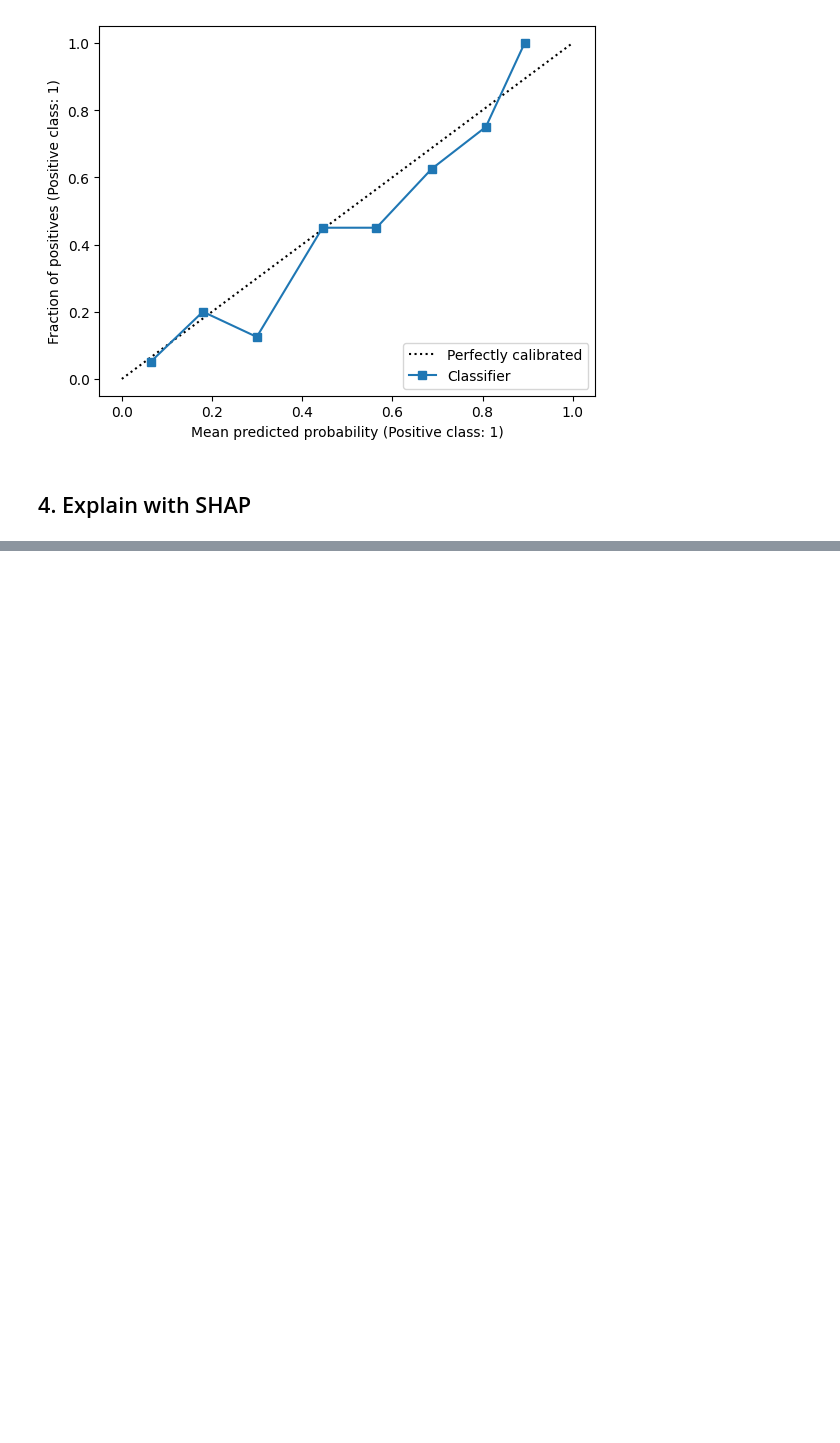
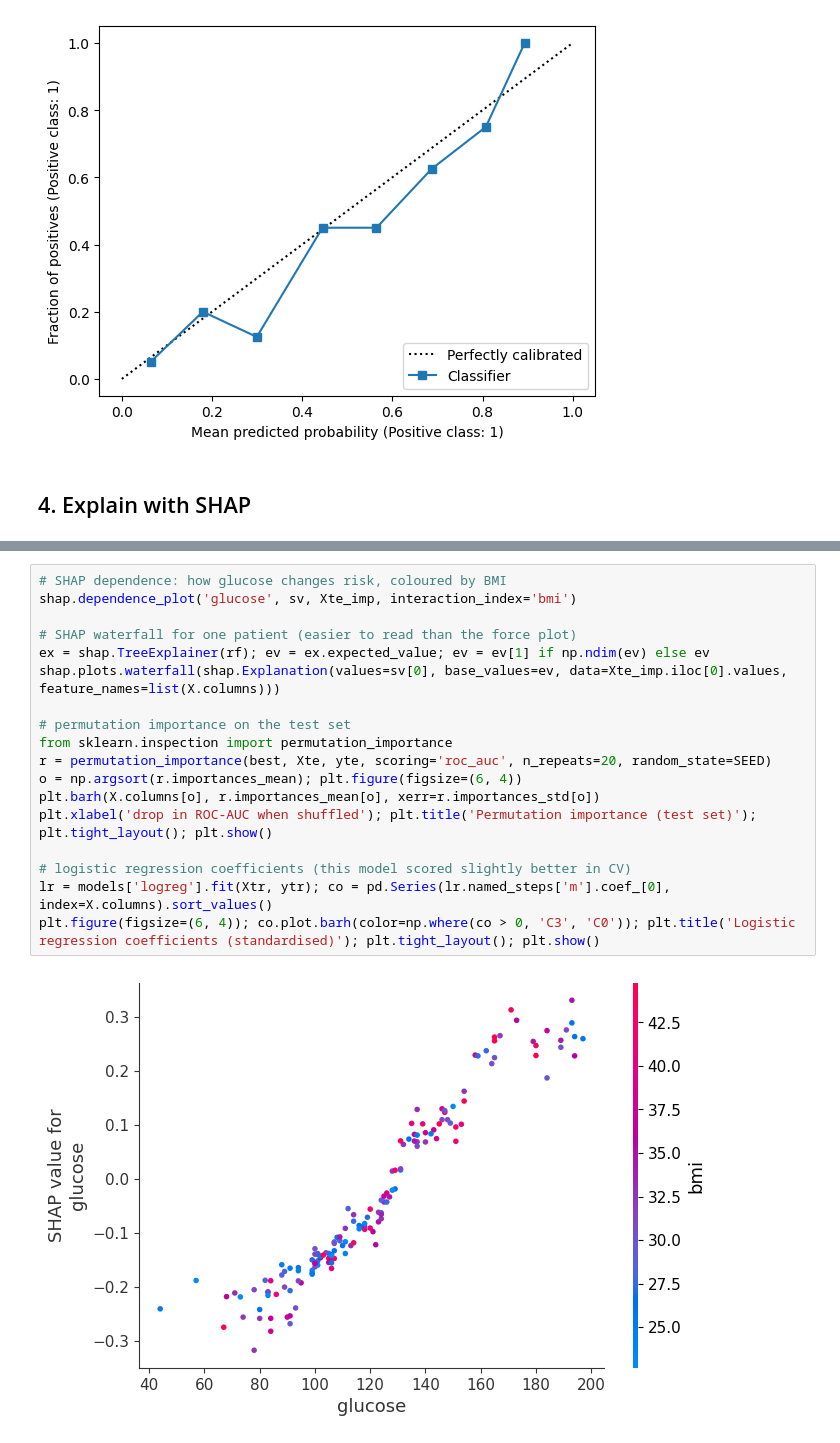
Before and after one commit to Abdu-Fareed004/Diabetes-Predictions-ML, a Jupyter notebook: diabetes-predictions.ipynb, the cells around one changed output, grey strips where cells are left out. Drawn from its saved outputs; the diff is of its cells as text; blank space fills up the shorter version.

```diff
--- a/diabetes-predictions.ipynb
+++ b/diabetes-predictions.ipynb
@@ -120,2 +220,22 @@ shap.force_plot(shap.TreeExplainer(rf).expected_value[1] if np.ndim(shap.TreeExp
 [figure]
 [figure]
+# %%
+# SHAP dependence: how glucose changes risk, coloured by BMI
+shap.dependence_plot('glucose', sv, Xte_imp, interaction_index='bmi')
+
+# SHAP waterfall for one patient (easier to read than the force plot)
+ex = shap.TreeExplainer(rf); ev = ex.expected_value; ev = ev[1] if np.ndim(ev) else ev
+shap.plots.waterfall(shap.Explanation(values=sv[0], base_values=ev, data=Xte_imp.iloc[0].values, feature_names=list(X.columns)))
+
+# permutation importance on the test set
+from sklearn.inspection import permutation_importance
+r = permutation_importance(best, Xte, yte, scoring='roc_auc', n_repeats=20, random_state=SEED)
+o = np.argsort(r.importances_mean); plt.figure(figsize=(6, 4))
+plt.barh(X.columns[o], r.importances_mean[o], xerr=r.importances_std[o])
+plt.xlabel('drop in ROC-AUC when shuffled'); plt.title('Permutation importance (test set)'); plt.tight_layout(); plt.show()
+
+# logistic regression coefficients (this model scored slightly better in CV)
+lr = models['logreg'].fit(Xtr, ytr); co = pd.Series(lr.named_steps['m'].coef_[0], index=X.columns).sort_values()
+plt.figure(figsize=(6, 4)); co.plot.barh(color=np.where(co > 0, 'C3', 'C0')); plt.title('Logistic regression coefficients (standardised)'); plt.tight_layout(); plt.show()
+# %% [output]
+[figure, added]
```
Also changed, not shown: parts of 10 cells of this notebook.
